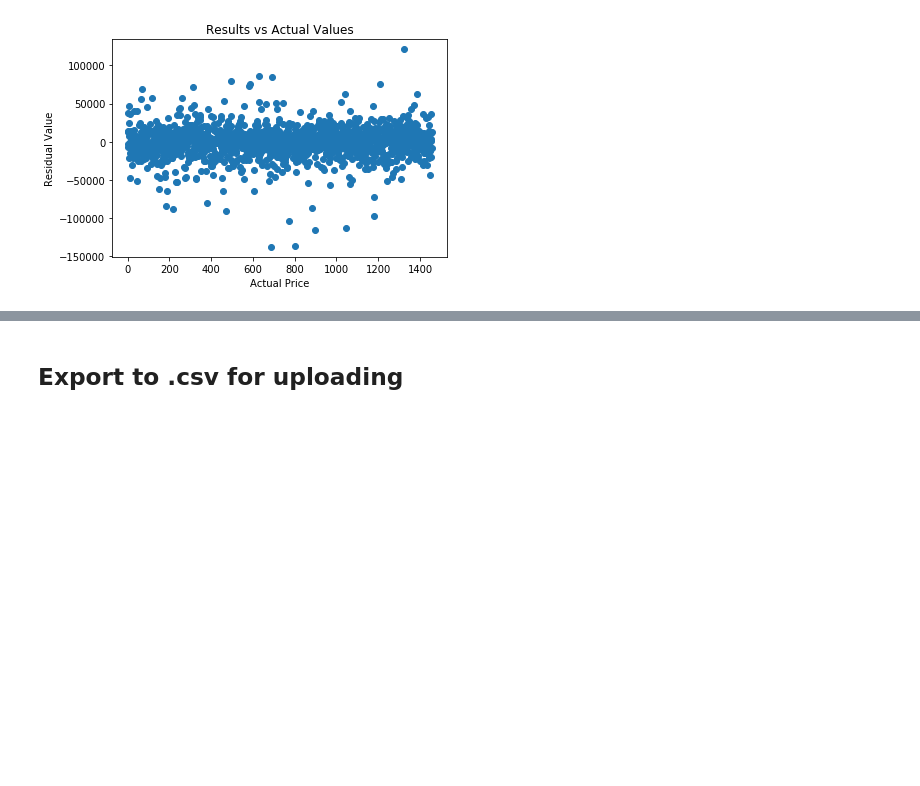
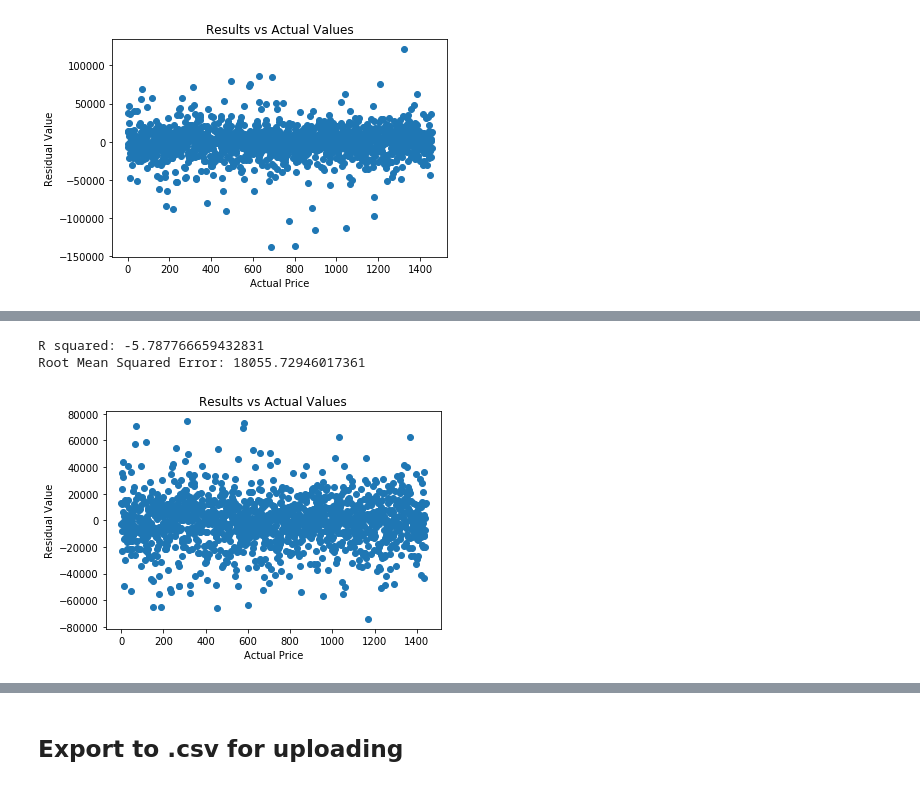
Before and after one commit to bhalbur/AmesData, a Jupyter notebook: Remove_Large_Residuals.ipynb, the cells around one changed output, grey strips where cells are left out. Cells and saved outputs as stored; diff of their text form; code cells hidden in the pictures; blank space fills up the shorter version.

```diff
--- a/Remove_Large_Residuals.ipynb
+++ b/Remove_Large_Residuals.ipynb
@@ -67,0 +65,6 @@ NameError: name 'pd' is not defined
+# %%
+results = pd.DataFrame({'Id':train.index, 'Residual':y-yhat})
+results.set_index('Id', inplace=True)
+results.head()
+large_resid = list(results[(results['Residual']>75000) | (results['Residual']<-75000)].index)
+large_resid
@@ -67,0 +88,23 @@ NameError: name 'pd' is not defined
+# %%
+##SECOND ITERATION - dropping ID's with large residual values
+droprows = large_resid
+trim = trim.drop(droprows)
+trimprices = trimprices.drop(droprows)
+# %%
+train = trim.loc[1:1460,]
+test = trim.loc[1461:2919,]
+linreg = LinearRegression()
+linreg.fit(train, trimprices)
+yhat = np.power(10, linreg.predict(train))
+y = np.power(10, trimprices)
+plt.scatter(range(len(y)),yhat-y)
+plt.xlabel('Actual Price')
+plt.ylabel('Residual Value')
+plt.title('Results vs Actual Values')
+print("R squared:",linreg.score(train, y, sample_weight=None))
+RMSE = math.sqrt(mean_squared_error(y, yhat))
+print("Root Mean Squared Error:",RMSE)
+# %% [output]
+R squared: -5.787766659432831
+Root Mean Squared Error: 18055.72946017361
+[figure, added]
```
Also changed, not shown: parts of 12 cells of this notebook, 6 other files.
